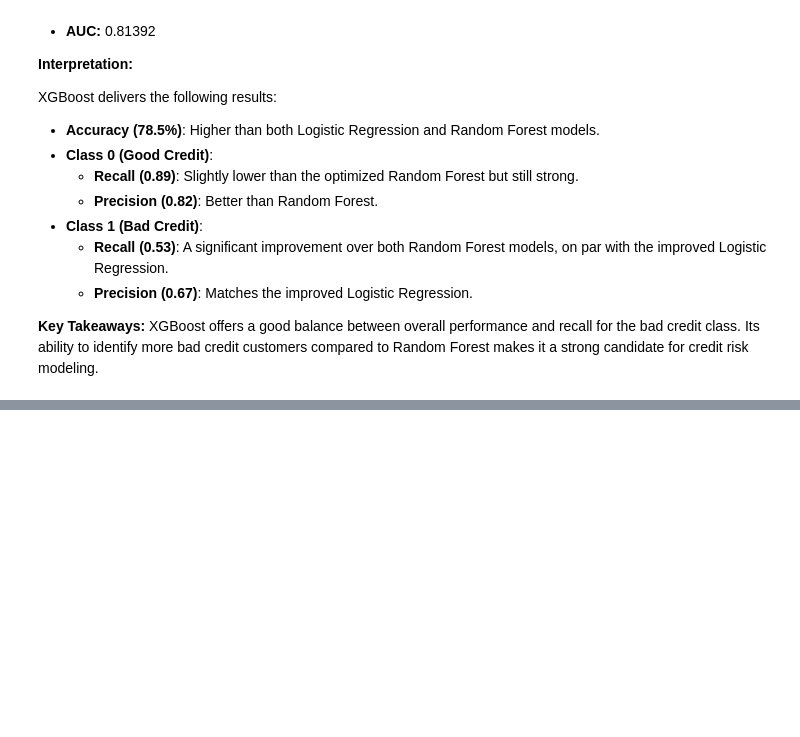
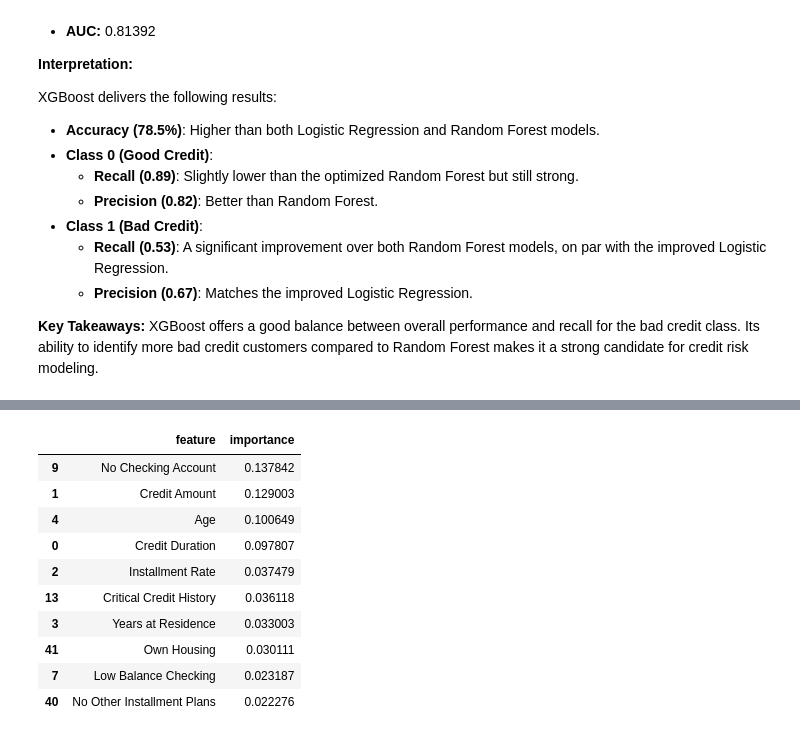
Before and after one commit to sebastian-gm/pd_predictive_modeling, a Jupyter notebook: notebooks/03_model_comparison_and_feature_importance.ipynb, the cells around one changed output, grey strips where cells are left out. Drawn from its saved outputs; the diff is of its cells as text; code cells hidden in the pictures; blank space fills up the shorter version.

```diff
--- a/notebooks/03_model_comparison_and_feature_importance.ipynb
+++ b/notebooks/03_model_comparison_and_feature_importance.ipynb
@@ -203,0 +242,33 @@ XGBoost offers a good balance between overall performance and recall for the bad
+# %%
+# Mapping original feature names to clean, readable names
+clean_feature_names = {
+    "Status_of_existing_checking_account_A14": "No Checking Account",
+    "Credit_amount": "Credit Amount",
+    "Age_in_years": "Age",
+    "Duration_in_month": "Credit Duration",
+    "Installment_rate_in_percentage_of_disposable_income": "Installment Rate",
+    "Credit_history_A34": "Critical Credit History",
+    "Present_residence_since": "Years at Residence",
+    "Housing_A152": "Own Housing",
+    "Status_of_existing_checking_account_A12": "Low Balance Checking",
+    "Other_installment_plans_A143": "No Other Installment Plans"
+}
+
+# Replace feature names with clean names
+feat_imp_df['feature'] = feat_imp_df['feature'].replace(clean_feature_names)
+
+# Sort and display the top 10 features
+feat_imp_df = feat_imp_df.sort_values('importance', ascending=False)
+feat_imp_df.head(10)
+# %% [output]
+|  | feature | importance |
+| 9 | No Checking Account | 0.137842 |
+| 1 | Credit Amount | 0.129003 |
+| 4 | Age | 0.100649 |
+| 0 | Credit Duration | 0.097807 |
+| 2 | Installment Rate | 0.037479 |
+| 13 | Critical Credit History | 0.036118 |
+| 3 | Years at Residence | 0.033003 |
+| 41 | Own Housing | 0.030111 |
+| 7 | Low Balance Checking | 0.023187 |
+| 40 | No Other Installment Plans | 0.022276 |
```
Also changed, not shown: parts of 10 cells of this notebook.
